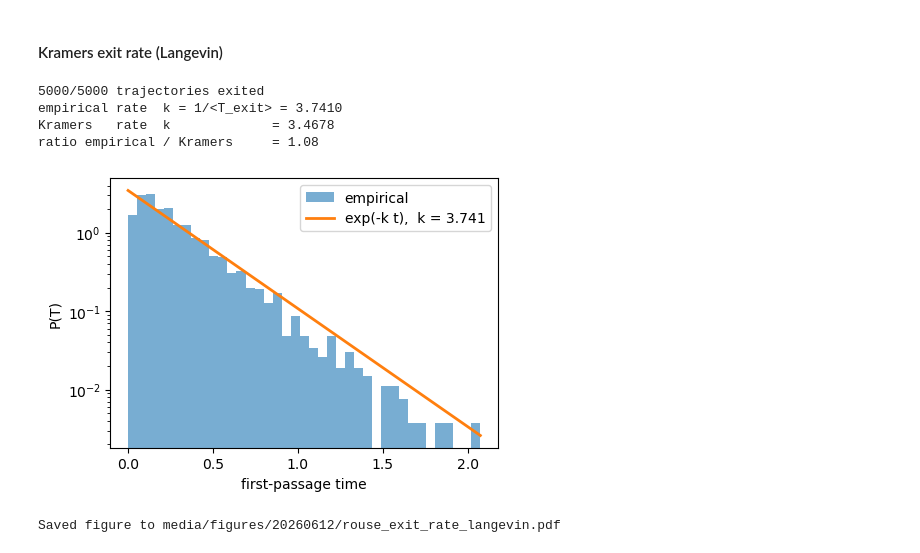
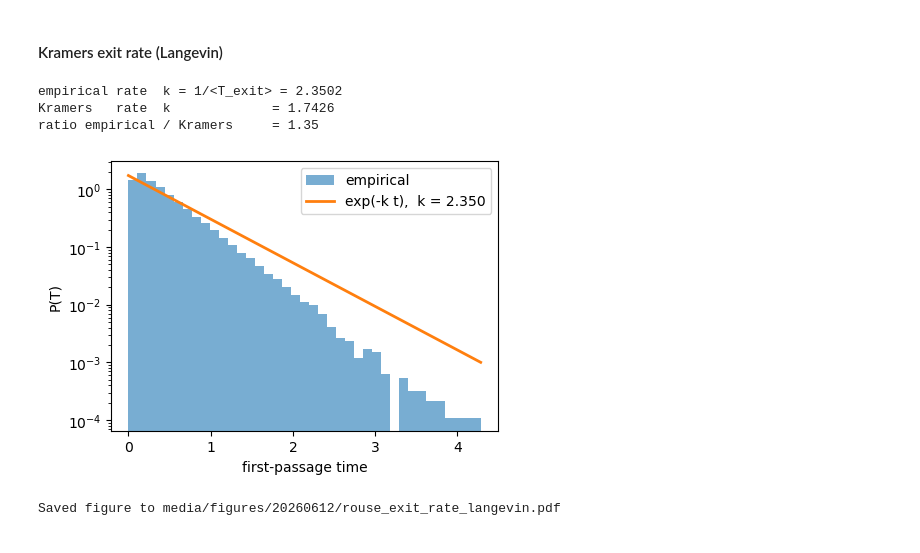
Before and after one commit to ta-rekt/Droplet, a Jupyter notebook: viz-rouse.ipynb, the cells around one changed output. Cells and saved outputs as stored; diff of their text form; code cells hidden in the pictures.

```diff
--- a/viz-rouse.ipynb
+++ b/viz-rouse.ipynb
@@ -438,7 +305,7 @@ from viz_util.bvp_solver import (
     Parameters, d2fb_dphi2,
 )
 
-keya = 10
+keya = 5
 p_sim = data[alphas[keya]]["surface_params"]
 
 p = Parameters(
@@ -506,6 +373,9 @@ x_lo = xs[after_well][i_cross]
 x_hi = xs[after_well][i_cross + 1]
 F_lo, F_hi = F_vals[after_well][i_cross], F_vals[after_well][i_cross + 1]
 x_bar = x_lo - F_lo * (x_hi - x_lo) / (F_hi - F_lo)
+eps = 0.2
+x_bar_a = p.R + 0.02
+x_bar_b = x_bar
 U_bar = U(x_bar, *args)
 
 dU = U_bar - U_well
@@ -527,6 +397,8 @@ ax.plot(xs, U_vals)
 ax.plot(xs, U_sim, linestyle="dashed")
 ax.axvline(x_well, color="g", ls=":", label=f"well r={x_well:.2f}")
 ax.axvline(x_bar, color="r", ls=":", label=f"barrier r={x_bar:.2f}")
+ax.axvline(x_bar_a, color="r", ls=":", label=f"barrier r={x_bar:.2f}", alpha=0.5)
+ax.axvline(x_bar_b, color="r", ls=":", label=f"barrier r={x_bar:.2f}", alpha=0.5)
 ax.set_xlabel("r")
 ax.set_ylabel("U(r)")
 # ax.set_ylim(-3.5, -2.4)
@@ -586,14 +458,15 @@ N = 1000
 nskip = 100
 print(f"n_steps = {int(tau/dt)},  memory ≈ {int(tau/dt)*N*8/1e6/nskip:.0f} MB per array")
 
-sim = OverdampedHarmonicLangevin(
+sim = lgv.OverdampedHarmonicLangevin(
     tau=tau, dim=1, N=N, dt=dt,
     T=T_bath, gamma=gamma, kB=kB,
     F=lambda r: F(r, *args),
     r0=p.R,
     r_min=r_min,
     seed=1,
-    nskip=nskip
+    nskip=nskip,
+    ab = (x_bar_a, x_bar_b)
 )
 sim.generate()
 
@@ -647,35 +512,43 @@ limit = x_bar
 crossed = r_traj > limit
 first_exit = np.where(crossed.any(0), crossed.argmax(0), len(r_traj))
 mask = np.arange(len(r_traj))[burn:, None] < first_exit[None, :]
+# %%
+first_exit_cum = []
+first_entry_cum = []
+
+for i in range(sim.N):
+    first_exit_cum = np.concatenate((first_exit_cum, sim.A_intervals[i][1:]))
+    first_entry_cum = np.concatenate((first_entry_cum, sim.B_intervals[i][1:]))
 # %%
 # --- Exit-time distribution and Arrhenius rate ---------------------------
 # First-passage time to cross the barrier crest for each trajectory.
-exited = (sim.r[:, 0, :] > limit).any(0)
-fpt = first_exit[exited] * sim.dt * sim.nskip
-print(f"{exited.sum()}/{sim.N} trajectories exited")
+exited = (sim.r[:, 0, :] < limit).any(0)
+# fpt = first_exit[exited] * sim.dt * sim.nskip
+fpt = first_exit_cum * sim.dt
+# print(f"{exited.sum()}/{sim.N} trajectories exited")
 
 D = (kB * T_bath) / gamma
 mean_fpt = fpt.mean()
 k_emp    = 1.0 / mean_fpt
 k_kramers = 2.0 / tau_K
 print(f"empirical rate  k = 1/<T_exit> = {k_emp:.4f}")
 print(f"Kramers   rate  k             = {k_kramers:.4f}")
 print(f"ratio empirical / Kramers     = {k_emp / k_kramers:.2f}")
 
 fig, ax = plt.subplots(1, 1, figsize=(5, 3.5))
 bins = np.linspace(0, fpt.max(), 40)
 ax.hist(fpt, bins=bins, density=True, alpha=0.6, label="empirical")
 t_grid = np.linspace(0, fpt.max(), 200)
 ax.plot(t_grid, k_kramers * np.exp(-k_kramers * t_grid), lw=2,
         label=f"exp(-k t),  k = {k_emp:.3f}")
 ax.set_xlabel("first-passage time"); ax.set_ylabel("P(T)"); ax.legend()
 ax.set_yscale("log")
+# ax.set_xscale("log")
 # %% [output]
-5000/5000 trajectories exited
-empirical rate  k = 1/<T_exit> = 3.7410
-Kramers   rate  k             = 3.4678
-ratio empirical / Kramers     = 1.08
+empirical rate  k = 1/<T_exit> = 2.3502
+Kramers   rate  k             = 1.7426
+ratio empirical / Kramers     = 1.35
-[figure, old version]
+[figure, new version]
 # %%
 out_dir = "media/figures/20260612"
 os.makedirs(out_dir, exist_ok=True)
```
Also changed, not shown: parts of 13 cells of this notebook, 3 other files.
